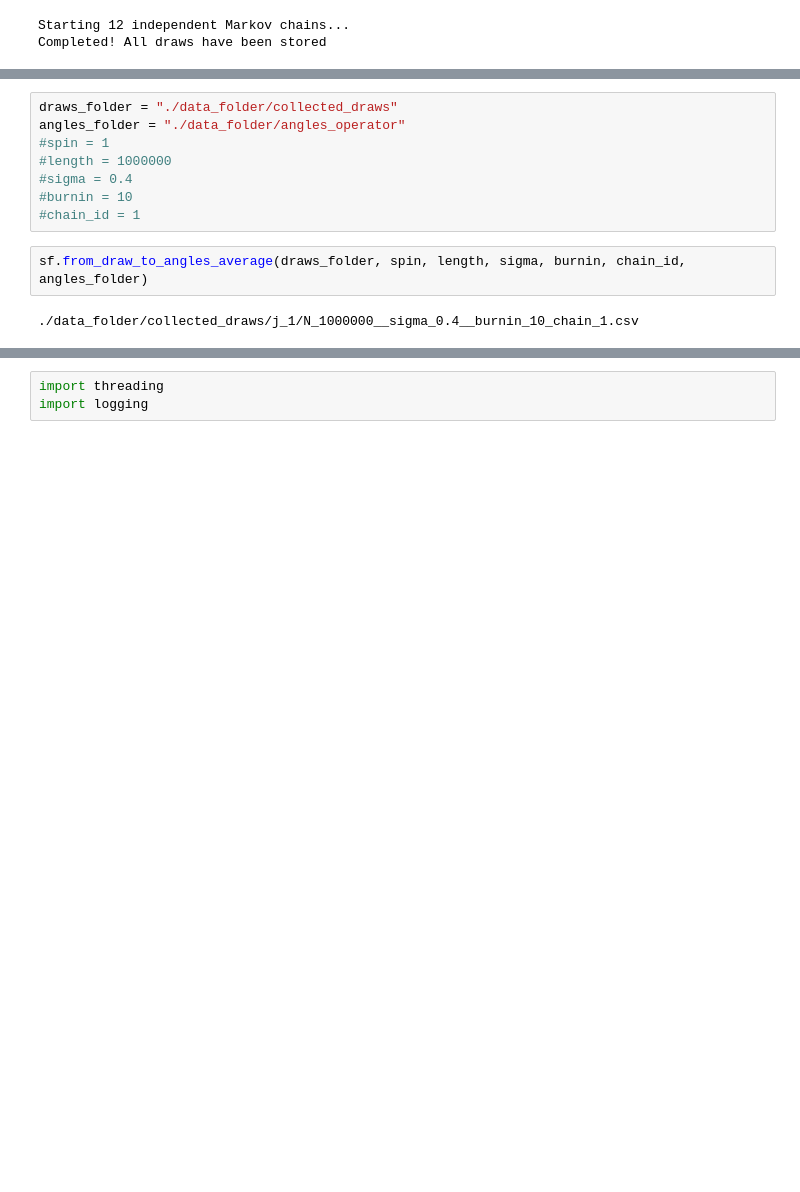
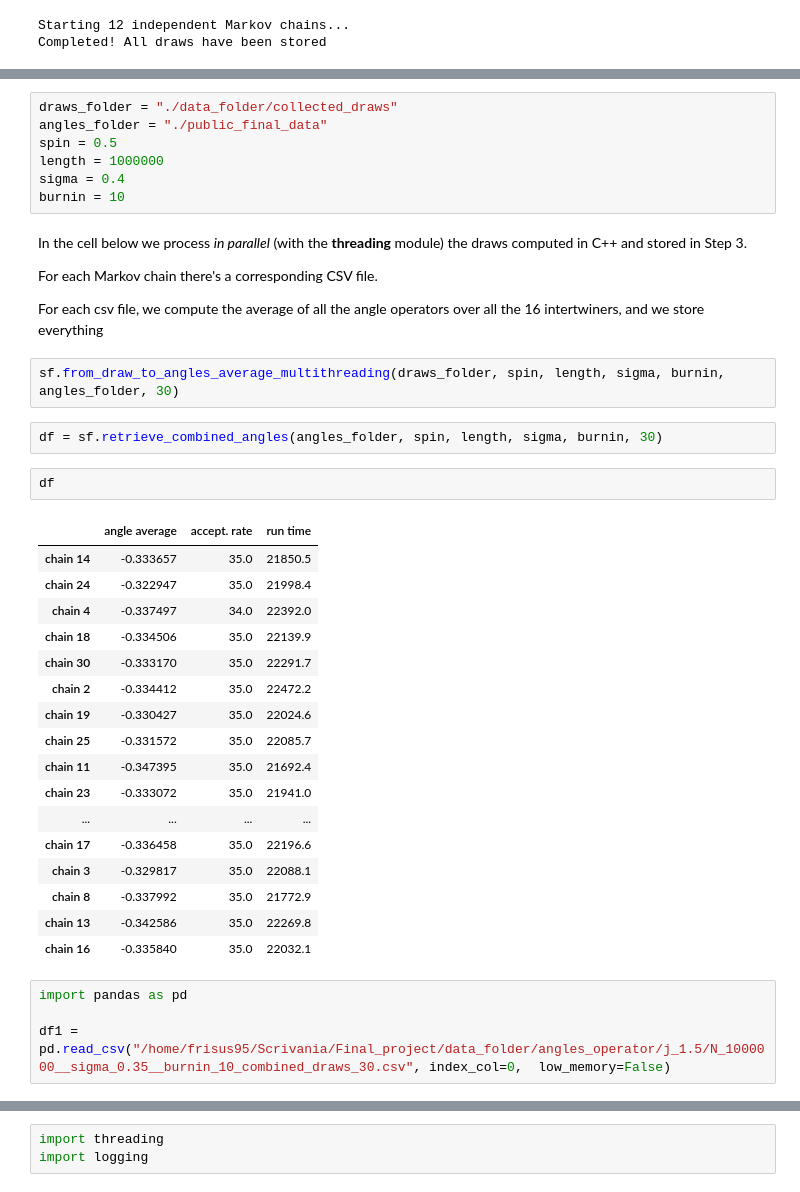
Before and after one commit to PietropaoloFrisoni/MCMC_16_cells_spinfoam, a Jupyter notebook: Python_interface.ipynb, the cells around one changed output, grey strips where cells are left out. Cells and saved outputs as stored; diff of their text form; blank space fills up the shorter version.

Commit message:
angles multithread implemented

```diff
--- a/Python_interface.ipynb
+++ b/Python_interface.ipynb
@@ -94,12 +99,41 @@ So far, we only implemented the computation of expectation values of boundary an
 # %%
 draws_folder = "./data_folder/collected_draws"
-angles_folder = "./data_folder/angles_operator"
-#spin = 1
-#length = 1000000
-#sigma = 0.4
-#burnin = 10
-#chain_id = 1
+angles_folder = "./public_final_data"
+spin = 0.5
+length = 1000000
+sigma = 0.4
+burnin = 10
-# %%
-sf.from_draw_to_angles_average(draws_folder, spin, length, sigma, burnin, chain_id, angles_folder)
-# %% [output]
-./data_folder/collected_draws/j_1/N_1000000__sigma_0.4__burnin_10_chain_1.csv
+# %% [markdown]
+In the cell below we process *in parallel* (with the **threading** module) the draws computed in C++ and stored in Step 3.
+
+For each Markov chain there's a corresponding CSV file.
+
+For each csv file, we compute the average of all the angle operators over all the 16 intertwiners, and we store everything
+# %%
+sf.from_draw_to_angles_average_multithreading(draws_folder, spin, length, sigma, burnin, angles_folder, 30)
+# %%
+df = sf.retrieve_combined_angles(angles_folder, spin, length, sigma, burnin, 30)
+# %%
+df
+# %% [output]
+|  | angle average | accept. rate | run time |
+| chain 14 | -0.333657 | 35.0 | 21850.5 |
+| chain 24 | -0.322947 | 35.0 | 21998.4 |
+| chain 4 | -0.337497 | 34.0 | 22392.0 |
+| chain 18 | -0.334506 | 35.0 | 22139.9 |
+| chain 30 | -0.333170 | 35.0 | 22291.7 |
+| chain 2 | -0.334412 | 35.0 | 22472.2 |
+| chain 19 | -0.330427 | 35.0 | 22024.6 |
+| chain 25 | -0.331572 | 35.0 | 22085.7 |
+| chain 11 | -0.347395 | 35.0 | 21692.4 |
+| chain 23 | -0.333072 | 35.0 | 21941.0 |
+| ... | ... | ... | ... |
+| chain 17 | -0.336458 | 35.0 | 22196.6 |
+| chain 3 | -0.329817 | 35.0 | 22088.1 |
+| chain 8 | -0.337992 | 35.0 | 21772.9 |
+| chain 13 | -0.342586 | 35.0 | 22269.8 |
+| chain 16 | -0.335840 | 35.0 | 22032.1 |
+# %%
+import pandas as pd
+
+df1 = pd.read_csv("/home/frisus95/Scrivania/Final_project/data_folder/angles_operator/j_1.5/N_1000000__sigma_0.35__burnin_10_combined_draws_30.csv", index_col=0,  low_memory=False)
```
Also changed, not shown: parts of 26 cells of this notebook, 8 other files.
